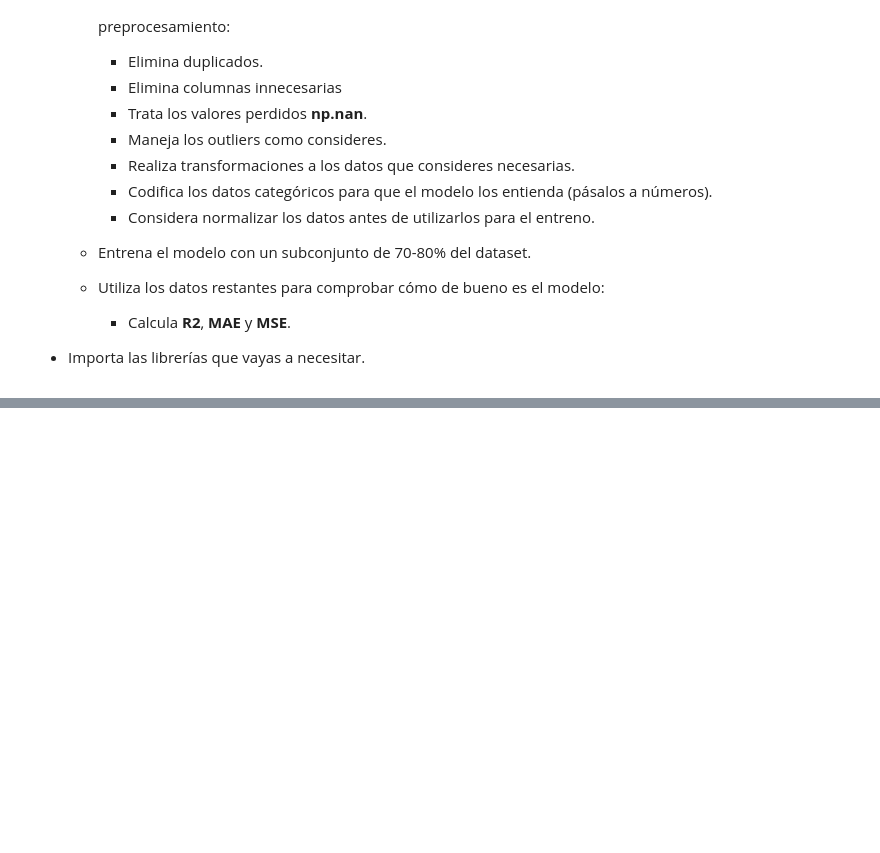
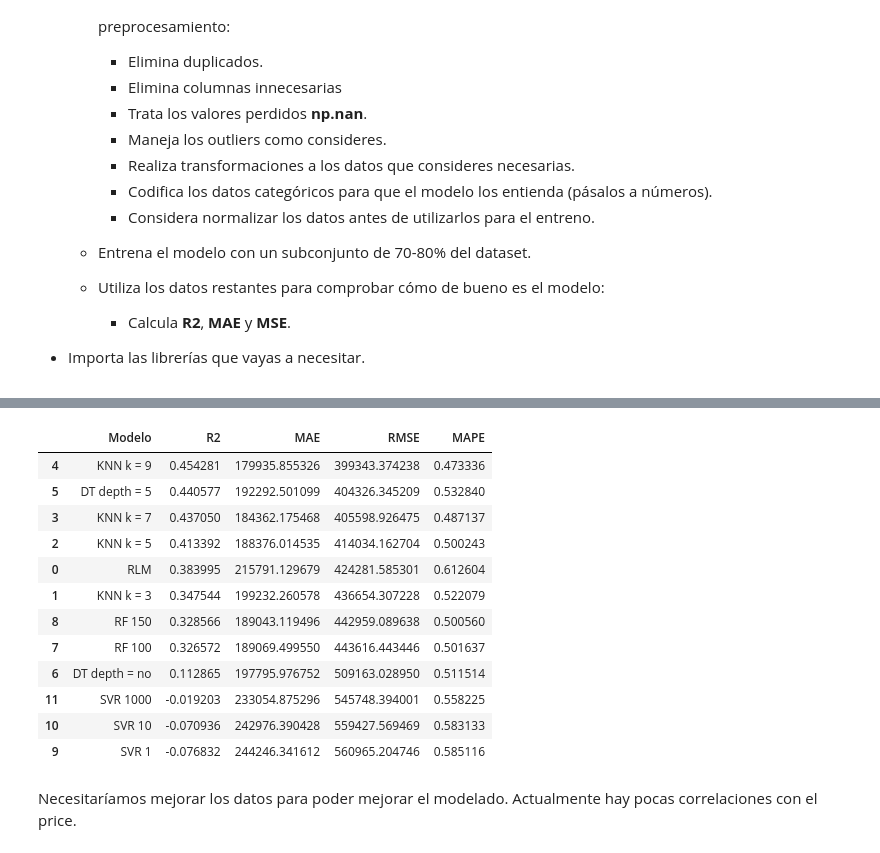
Before and after one commit to CarmenBarrancoGarcia/Carmen_cienciadatos, a Jupyter notebook: Módulo5_Machine_Learning/01.calculadora_precio_viviendas.ipynb, the cells around one changed output, grey strips where cells are left out. Cells and saved outputs as stored; diff of their text form; code cells hidden in the pictures; blank space fills up the shorter version.

```diff
--- a/Módulo5_Machine_Learning/01.calculadora_precio_viviendas.ipynb
+++ b/Módulo5_Machine_Learning/01.calculadora_precio_viviendas.ipynb
@@ -127,0 +304,59 @@ KeyError: "['update', 'tittle'] not in index"
+# %%
+X = df_to_model.drop("price", axis=1)
+y = df_to_model["price"]
+# %%
+X_train, X_test, y_train, y_test = train_test_split(X, y, test_size=0.30,random_state=42)
+# %%
+df_resultados = pd.DataFrame(columns=['Modelo', 'R2', 'MAE', 'RMSE', 'MAPE'])
+# %%
+from sklearn.ensemble import RandomForestRegressor
+from sklearn.metrics import mean_absolute_percentage_error, root_mean_squared_error
+from sklearn.neighbors import KNeighborsRegressor
+from sklearn.svm import SVR
+from sklearn.tree import DecisionTreeRegressor
+
+
+models = {
+    'RLM': LinearRegression(),
+    'KNN k = 3': KNeighborsRegressor(n_neighbors=3),
+    'KNN k = 5': KNeighborsRegressor(n_neighbors=5),
+    'KNN k = 7': KNeighborsRegressor(n_neighbors=7),
+    'KNN k = 9': KNeighborsRegressor(n_neighbors=9),
+    'DT depth = 5': DecisionTreeRegressor(max_depth=5),
+    'DT depth = no': DecisionTreeRegressor(),
+    'RF 100': RandomForestRegressor(),
+    'RF 150': RandomForestRegressor(n_estimators=150),
+    'SVR 1': SVR(C=1),
+    'SVR 10': SVR(C=10),
+    'SVR 1000': SVR(C=1000)
+}
+
+for name, model in models.items():
+    model.fit(X_train, y_train)
+
+    y_pred = model.predict(X_test)
+
+    r2 = r2_score(y_test, y_pred)
+    mae = mean_absolute_error(y_test, y_pred)
+    rmse = root_mean_squared_error(y_test, y_pred)
+    mape = mean_absolute_percentage_error(y_test, y_pred) # (multiplicar mentalmente por 100)
+
+    df_resultados.loc[len(df_resultados)] = [name, r2, mae, rmse, mape]
+# %%
+df_resultados.sort_values("R2", ascending=False)
+# %% [output]
+|  | Modelo | R2 | MAE | RMSE | MAPE |
+| 4 | KNN k = 9 | 0.454281 | 179935.855326 | 399343.374238 | 0.473336 |
+| 5 | DT depth = 5 | 0.440577 | 192292.501099 | 404326.345209 | 0.532840 |
+| 3 | KNN k = 7 | 0.437050 | 184362.175468 | 405598.926475 | 0.487137 |
+| 2 | KNN k = 5 | 0.413392 | 188376.014535 | 414034.162704 | 0.500243 |
+| 0 | RLM | 0.383995 | 215791.129679 | 424281.585301 | 0.612604 |
+| 1 | KNN k = 3 | 0.347544 | 199232.260578 | 436654.307228 | 0.522079 |
+| 8 | RF 150 | 0.328566 | 189043.119496 | 442959.089638 | 0.500560 |
+| 7 | RF 100 | 0.326572 | 189069.499550 | 443616.443446 | 0.501637 |
+| 6 | DT depth = no | 0.112865 | 197795.976752 | 509163.028950 | 0.511514 |
+| 11 | SVR 1000 | -0.019203 | 233054.875296 | 545748.394001 | 0.558225 |
+| 10 | SVR 10 | -0.070936 | 242976.390428 | 559427.569469 | 0.583133 |
+| 9 | SVR 1 | -0.076832 | 244246.341612 | 560965.204746 | 0.585116 |
+# %% [markdown]
+Necesitaríamos mejorar los datos para poder mejorar el modelado. Actualmente hay pocas correlaciones con el price.
```
Also changed, not shown: parts of 26 cells of this notebook.
